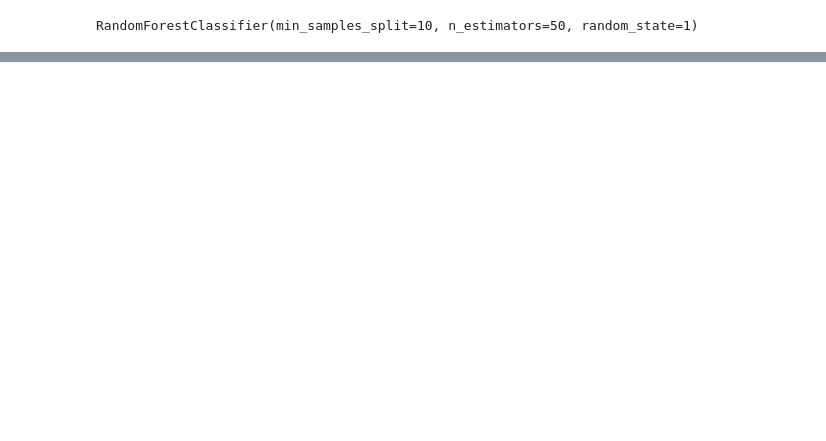
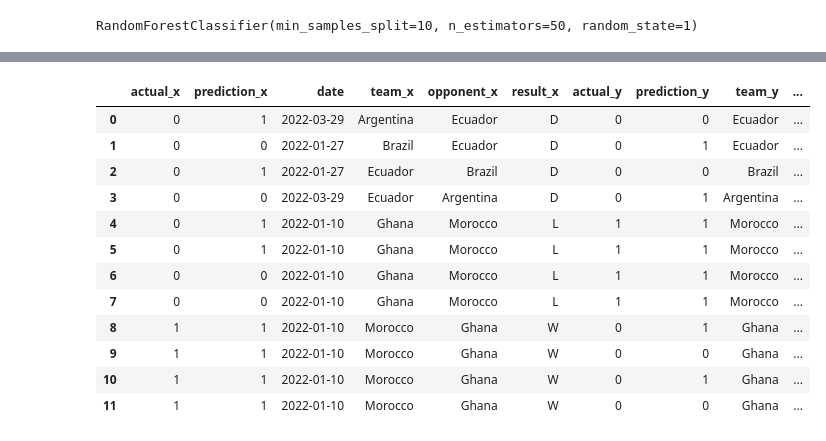
Before and after one commit to Rivow/Football-Predictions, a Jupyter notebook: matches_predictor.ipynb, the cells around one changed output, grey strips where cells are left out. Cells and saved outputs as stored; diff of their text form; code cells hidden in the pictures; blank space fills up the shorter version.

```diff
--- a/matches_predictor.ipynb
+++ b/matches_predictor.ipynb
@@ -146,0 +204,11 @@ precision_score(test['target'], preds)
+# %%
+def make_predictions(data, predictors):
+    train = data[data['date'] < '2022-01-01']
+    test = data[data['date'] > '2022-01-01']
+    rf.fit(train[predictors], train['target'])
+    preds = rf.predict(test[predictors])
+    combined = pd.DataFrame(dict(actual = test['target'], prediction = preds))
+    precision = precision_score(test['target'], preds)
+    return combined, precision
+# %%
+combined, precision = make_predictions(matches_rolling, predictors + new_cols)
@@ -146,0 +219,2 @@ precision_score(test['target'], preds)
+# %%
+combined = combined.merge(matches_rolling[['date', 'team', 'opponent', 'result']], left_index=True, right_index=True)
@@ -146,0 +237,18 @@ precision_score(test['target'], preds)
+# %%
+merged = combined.merge(combined, left_on=['date', 'team'], right_on=['date', 'opponent'])
+# %%
+merged
+# %% [output]
+|  | actual_x | prediction_x | date | team_x | opponent_x | result_x | actual_y | prediction_y | team_y | ... |
+| 0 | 0 | 1 | 2022-03-29 | Argentina | Ecuador | D | 0 | 0 | Ecuador | ... |
+| 1 | 0 | 0 | 2022-01-27 | Brazil | Ecuador | D | 0 | 1 | Ecuador | ... |
+| 2 | 0 | 1 | 2022-01-27 | Ecuador | Brazil | D | 0 | 0 | Brazil | ... |
+| 3 | 0 | 0 | 2022-03-29 | Ecuador | Argentina | D | 0 | 1 | Argentina | ... |
+| 4 | 0 | 1 | 2022-01-10 | Ghana | Morocco | L | 1 | 1 | Morocco | ... |
+| 5 | 0 | 1 | 2022-01-10 | Ghana | Morocco | L | 1 | 1 | Morocco | ... |
+| 6 | 0 | 0 | 2022-01-10 | Ghana | Morocco | L | 1 | 1 | Morocco | ... |
+| 7 | 0 | 0 | 2022-01-10 | Ghana | Morocco | L | 1 | 1 | Morocco | ... |
+| 8 | 1 | 1 | 2022-01-10 | Morocco | Ghana | W | 0 | 1 | Ghana | ... |
+| 9 | 1 | 1 | 2022-01-10 | Morocco | Ghana | W | 0 | 0 | Ghana | ... |
+| 10 | 1 | 1 | 2022-01-10 | Morocco | Ghana | W | 0 | 1 | Ghana | ... |
+| 11 | 1 | 1 | 2022-01-10 | Morocco | Ghana | W | 0 | 0 | Ghana | ... |
```
Also changed, not shown: parts of 23 cells of this notebook.
